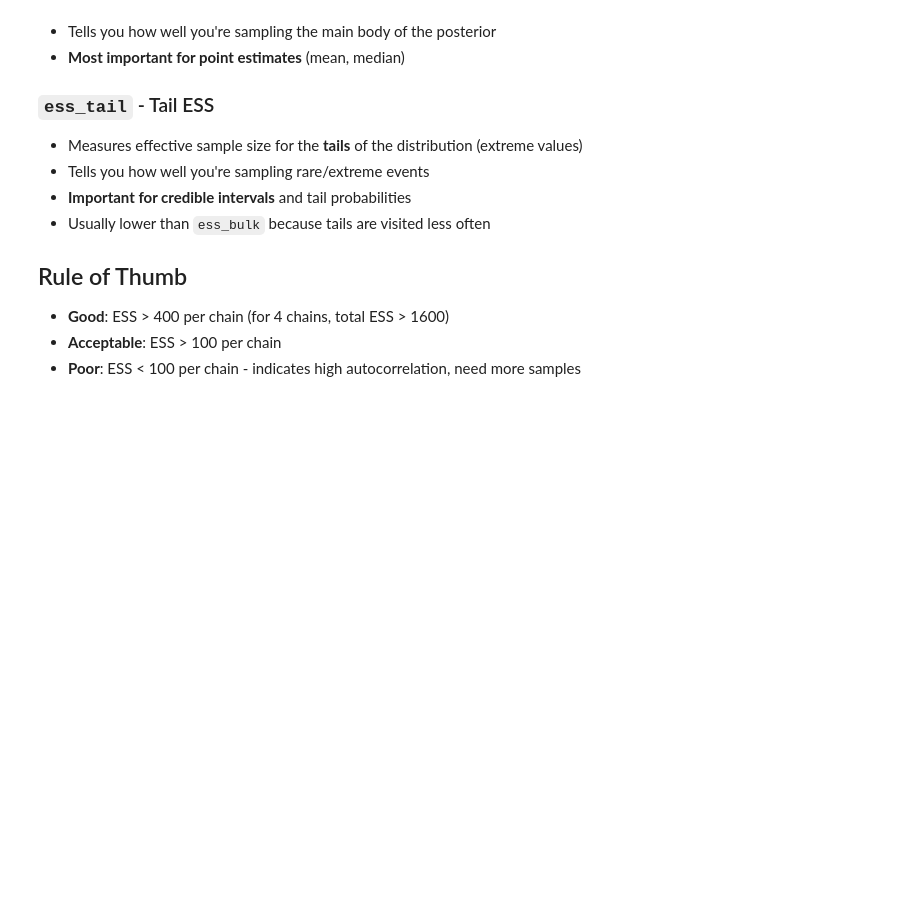
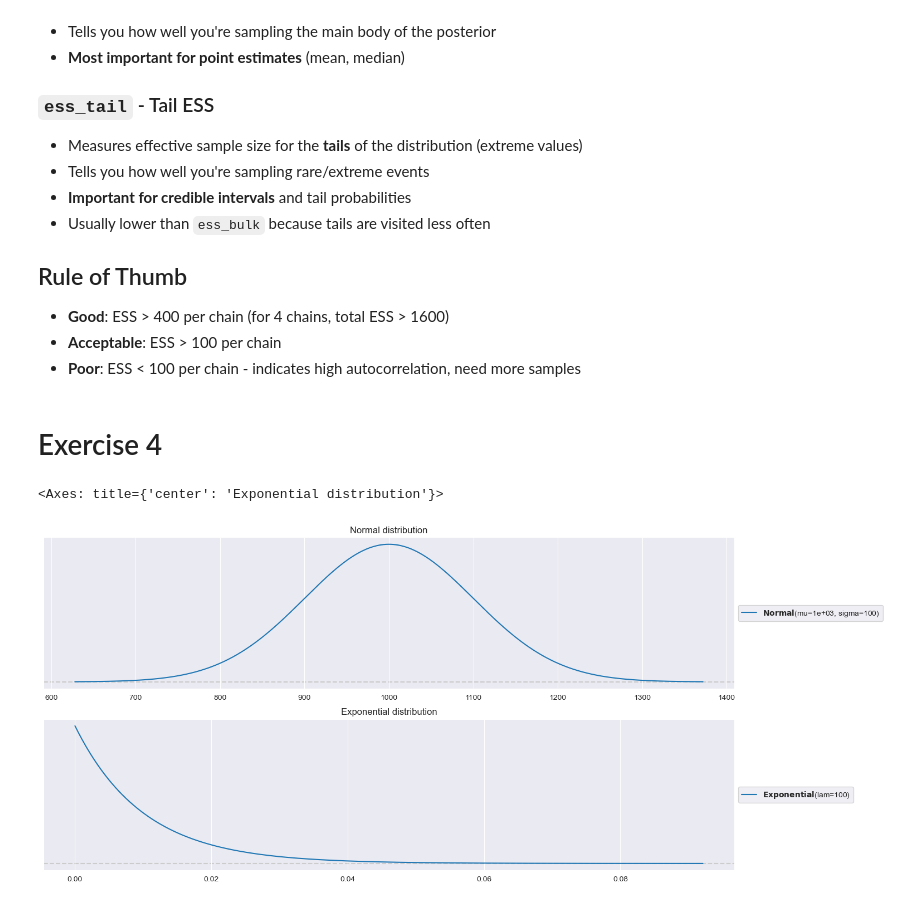
Before and after one commit to marbetschar/ZHAW-Bayesian-Machine-Learning-HS25, a Jupyter notebook: notebooks/week03/BML_Exercises_Week_03.ipynb, the cells around one changed output. Cells and saved outputs as stored; diff of their text form; code cells hidden in the pictures; blank space fills up the shorter version.

Commit message:
Week 3: Exercise 4

```diff
--- a/notebooks/week03/BML_Exercises_Week_03.ipynb
+++ b/notebooks/week03/BML_Exercises_Week_03.ipynb
@@ -513,3 +511,20 @@ az.summary(trunc_normal_binominal_trace)
 - **Good**: ESS > 400 per chain (for 4 chains, total ESS > 1600)
 - **Acceptable**: ESS > 100 per chain
 - **Poor**: ESS < 100 per chain - indicates high autocorrelation, need more samples
+# %% [markdown]
+# Exercise 4
+# %%
+import preliz as pz
+
+fig = plt.figure(figsize = (16, 12))
+
+ax = fig.add_subplot(3, 1, 1)
+ax.set_title("Normal distribution")
+pz.Normal(1000, 100).plot_pdf(ax = ax)
+
+ax = fig.add_subplot(3, 1, 2)
+ax.set_title("Exponential distribution")
+pz.Exponential(lam = 100).plot_pdf(ax = ax)
+# %% [output]
+<Axes: title={'center': 'Exponential distribution'}>
+[figure, added]
```
Also changed, not shown: parts of 29 cells of this notebook.
